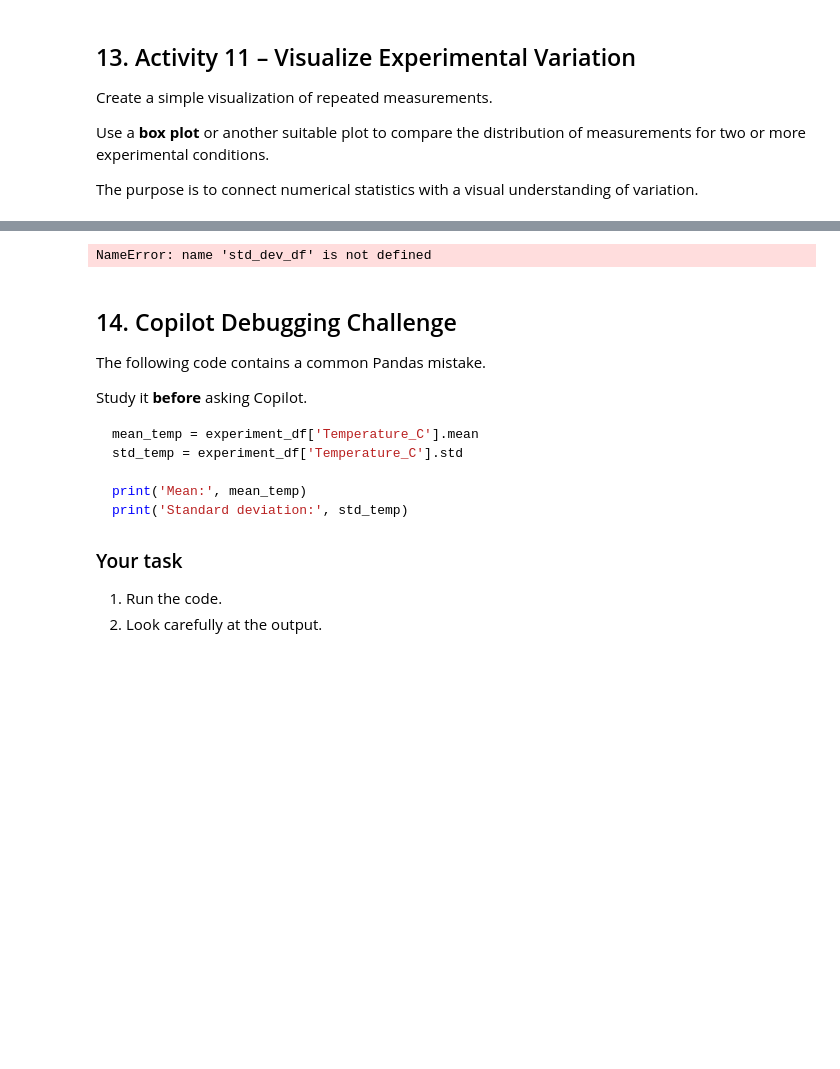
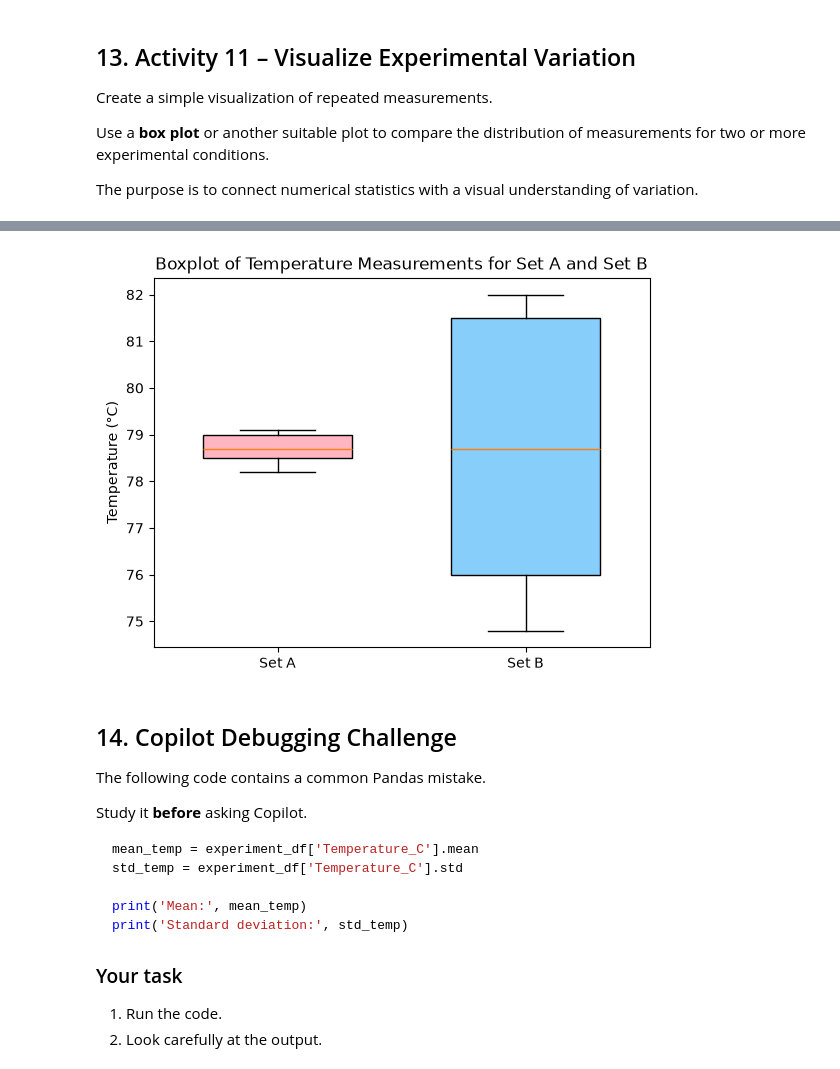
Before and after one commit to TejasBulbule21/CP_Practical, a Jupyter notebook: Practical_09_Basic_Statistical_Analysis_Experimental_Measurements.ipynb, the cells around one changed output, grey strips where cells are left out. Saved outputs shown, nothing was run; the diff lists cells and outputs as text; code cells hidden in the pictures; blank space fills up the shorter version.

```diff
--- a/Practical_09_Basic_Statistical_Analysis_Experimental_Measurements.ipynb
+++ b/Practical_09_Basic_Statistical_Analysis_Experimental_Measurements.ipynb
@@ -175,0 +171,13 @@ SyntaxError: invalid decimal literal (523430964.py, line 9)
+# %%
+# Activity 4
+# Create DataFrames for Set A and Set B and compare their standard deviations.
+std_dev_def = pd.DataFrame({
+    'SetA': [78.2, 79.1, 78.7, 79.0, 78.5],
+    'SetB': [76.0, 81.5, 78.7, 82.0, 74.8]
+})
+
+print(f"Standard Deviation of SetA:, {std_dev_def['SetA'].std():.2f}, \
+      mean of Set A:{std_dev_def['SetA'].mean():.2f}")
+
+print(f"Standard Deviation of SetB:, {std_dev_def['SetB'].std():.2f},\
+      mean of Set B:{std_dev_def['SetB'].mean():.2f}")
@@ -419,17 +434,17 @@ Note: you may need to restart the kernel to use updated packages.
 # %%
 # Activity 11
 # Create a simple visualization of experimental measurements.
 import matplotlib.pyplot as plt
 
-#plotting the original measurements
-plt.boxplot(std_dev_df['set_A'], positions=[1], widths=0.6, patch_artist=True, boxprops=dict(facecolor='lightblue'))
-plt.boxplot(std_dev_df['set_B'], positions=[2], widths=0.6, patch_artist=True, boxprops=dict(facecolor='lightgreen'))
+#plotting the temperature measurements for each experiment
+plt.boxplot(std_dev_def['SetA'], positions=[1], widths=0.6, patch_artist=True, boxprops=dict(facecolor='lightpink'))
+plt.boxplot(std_dev_def['SetB'], positions=[2], widths=0.6, patch_artist=True, boxprops=dict(facecolor='lightskyblue'))
 plt.xticks([1, 2], ['Set A', 'Set B'])
-plt.title('Boxplot of Set A and Set B Measurements')
+plt.title('Boxplot of Temperature Measurements for Set A and Set B')
 plt.ylabel('Temperature (°C)')
 plt.show()
 # %% [output]
-NameError: name 'std_dev_df' is not defined
+[figure, added]
 # %% [markdown]
 ## 14. Copilot Debugging Challenge
 
```
Also changed, not shown: parts of 8 cells of this notebook.
